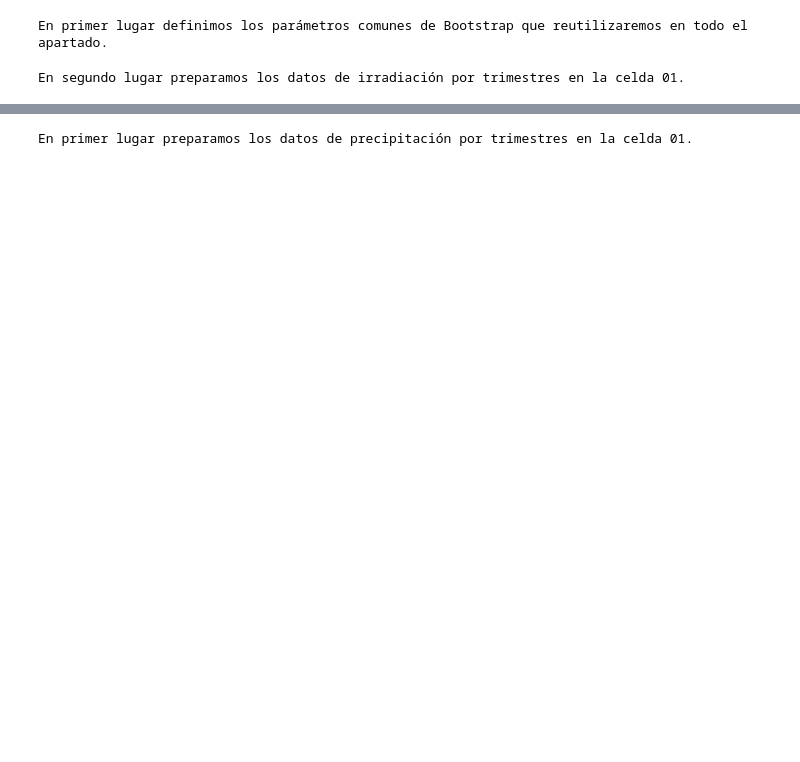
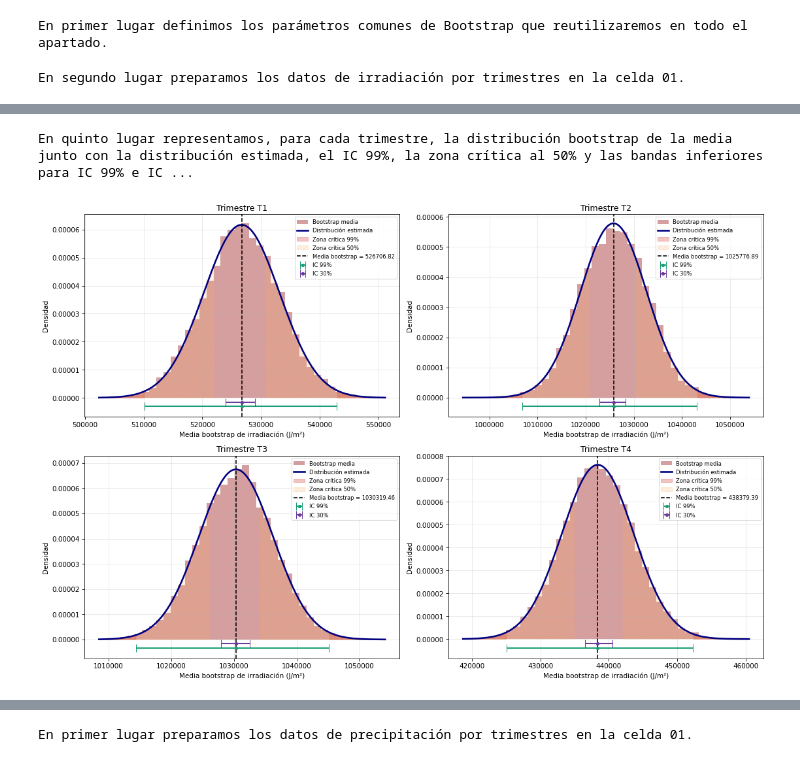
Before and after one commit to aurbanomurillo/t2_inferencia_estadistica, a Jupyter notebook: src/Apartado_3.ipynb, the cells around one changed output, grey strips where cells are left out. Cells and saved outputs as stored; diff of their text form; code cells hidden in the pictures; blank space fills up the shorter version.

```diff
--- a/src/Apartado_3.ipynb
+++ b/src/Apartado_3.ipynb
@@ -115,2 +130,60 @@ En cuarto lugar representamos gráficamente los intervalos de confianza Bootstra
+# %%
+print('En quinto lugar representamos, para cada trimestre, la distribución bootstrap de la media junto con la distribución estimada, el IC 99%, la zona crítica al 50% y las bandas inferiores para IC 99% e IC 30%.')
+fig = plt.figure(2, figsize=(15, 10))
+for idx, trimestre in enumerate(trimestres, start=1):
+    valores_boot = dist_boot_irrad_99[trimestre]
+    mu_hat = np.mean(valores_boot)
+    sigma_hat = np.std(valores_boot, ddof=1)
+
+    lim_inf_99_t, lim_sup_99_t = tabla_irrad.loc[tabla_irrad['Trimestre'] == trimestre, 'IC 99%'].iloc[0]
+    lim_inf_50_t, lim_sup_50_t = tabla_irrad.loc[tabla_irrad['Trimestre'] == trimestre, 'IC 50%'].iloc[0]
+    lim_inf_30_t, lim_sup_30_t = tabla_irrad.loc[tabla_irrad['Trimestre'] == trimestre, 'IC 30%'].iloc[0]
+
+    xs = np.linspace(np.min(valores_boot), np.max(valores_boot), 400)
+    densidad_est = stats.norm.pdf(xs, loc=mu_hat, scale=sigma_hat)
+
+    ax = plt.subplot(2, 2, idx)
+    ax.hist(valores_boot, density=True, bins=40, color='brown', alpha=0.45, label='Bootstrap media')
+    ax.plot(xs, densidad_est, color='navy', linewidth=2.5, label='Distribución estimada')
+
+    xs_crit_99_izq = xs[xs < lim_inf_99_t]
+    xs_crit_99_der = xs[xs > lim_sup_99_t]
+    if xs_crit_99_izq.size > 0:
+        ax.fill_between(xs_crit_99_izq, stats.norm.pdf(xs_crit_99_izq, loc=mu_hat, scale=sigma_hat), color='#d73027', alpha=0.28, label='Zona crítica 99%')
+    if xs_crit_99_der.size > 0:
+        ax.fill_between(xs_crit_99_der, stats.norm.pdf(xs_crit_99_der, loc=mu_hat, scale=sigma_hat), color='#d73027', alpha=0.28)
+
+    xs_crit_50_izq = xs[xs < lim_inf_50_t]
+    xs_crit_50_der = xs[xs > lim_sup_50_t]
+    if xs_crit_50_izq.size > 0:
+        ax.fill_between(xs_crit_50_izq, stats.norm.pdf(xs_crit_50_izq, loc=mu_hat, scale=sigma_hat), facecolor='#fdae61', edgecolor='#fdae61', alpha=0.18, hatch='///', label='Zona crítica 50%')
+    if xs_crit_50_der.size > 0:
+        ax.fill_between(xs_crit_50_der, stats.norm.pdf(xs_crit_50_der, loc=mu_hat, scale=sigma_hat), facecolor='#fdae61', edgecolor='#fdae61', alpha=0.18, hatch='///')
+
+    ax.axvline(mu_hat, color='black', linestyle='--', linewidth=1.5, label=f'Media bootstrap = {mu_hat:.2f}')
+    y_ic_99 = -0.05 * np.max(densidad_est)
+    y_ic_30 = -0.025 * np.max(densidad_est)
+    ax.errorbar(mu_hat, y_ic_99, xerr=np.array([[mu_hat - lim_inf_99_t], [lim_sup_99_t - mu_hat]]), fmt='o', color='#1b9e77', ecolor='#1b9e77', capsize=6, elinewidth=2.0, markersize=4, label='IC 99%')
+    ax.errorbar(mu_hat, y_ic_30, xerr=np.array([[mu_hat - lim_inf_30_t], [lim_sup_30_t - mu_hat]]), fmt='o', color='#6a3d9a', ecolor='#6a3d9a', capsize=6, elinewidth=2.0, markersize=4, label='IC 30%')
+
+    ax.set_ylim(bottom=2.2 * y_ic_99)
+    ax.set_xlabel('Media bootstrap de irradiación (J/m²)')
+    ax.set_ylabel('Densidad')
+    ax.set_title(f'Trimestre {trimestre}')
+    ax.grid(alpha=0.3)
+    fmt_x = ScalarFormatter(useOffset=False)
+    fmt_x.set_scientific(False)
+    fmt_y = ScalarFormatter(useOffset=False)
+    fmt_y.set_scientific(False)
+    ax.xaxis.set_major_formatter(fmt_x)
+    ax.yaxis.set_major_formatter(fmt_y)
+    ax.legend(fontsize=8)
+
+plt.tight_layout()
+plt.savefig(IMAGES_DIR / 'Gráfico 3.2： Distribución bootstrap, distribución estimada, IC 50% y 99% y zonas críticas de irradiación por trimestres en celda 01.png', dpi=300, bbox_inches='tight')
+plt.show()
+# %% [output]
+En quinto lugar representamos, para cada trimestre, la distribución bootstrap de la media junto con la distribución estimada, el IC 99%, la zona crítica al 50% y las bandas inferiores para IC 99% e IC ...
+[figure, added]
 # %%
 print('En cuarto lugar evaluamos qué pares de trimestres solapan para cada nivel de confianza.')
```
Also changed, not shown: parts of 18 cells of this notebook.
